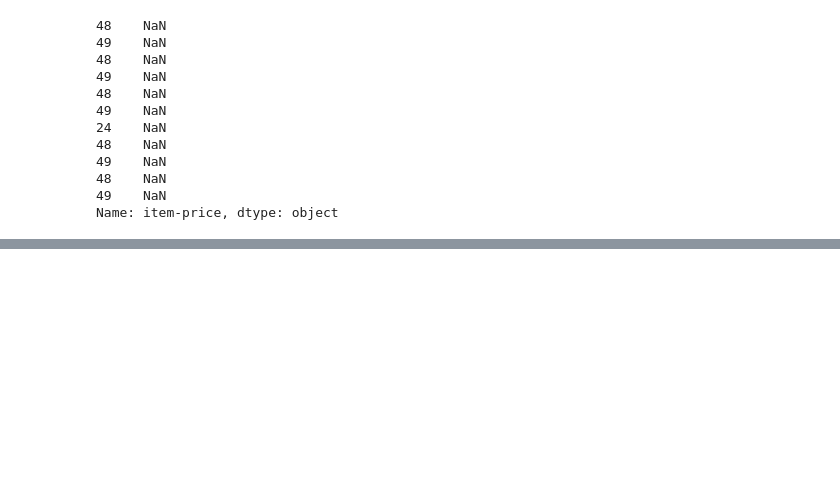
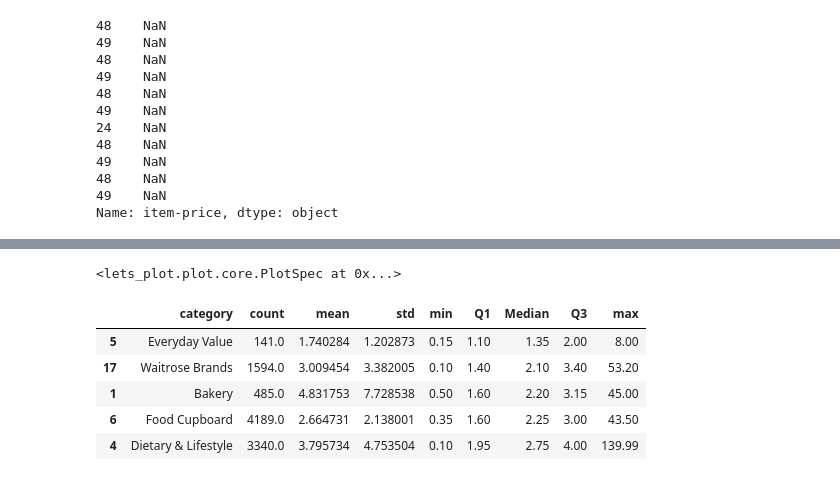
Before and after one commit to lse-ds105/ds105a-2024, a Jupyter notebook: W04-Lecture/code/NB00 - Preprocessing.ipynb, the cells around one changed output, grey strips where cells are left out. Cells and saved outputs as stored; diff of their text form; code cells hidden in the pictures; blank space fills up the shorter version.

```diff
--- a/W04-Lecture/code/NB00 - Preprocessing.ipynb
+++ b/W04-Lecture/code/NB00 - Preprocessing.ipynb
@@ -304,0 +310,80 @@ Name: item-price, dtype: object
+# %%
+plot_df = (
+    df.groupby('category')['item-price'].describe()
+        .reset_index()
+        .rename(columns={'25%': 'Q1', '50%': 'median', '75%': 'Q3'})
+        .sort_values(by='median')
+)
+
+# plot_df.head() to see how it looks like
+
+# This configures what shows up when you hover your mouse over the plot.
+tooltip_setup = (
+    layer_tooltips()
+        .line('@category')
+        .line('[@Q1 -- @median -- @Q3]')
+        .format('@Q1', '£ {.2f}')
+        .format('@median', '£ {.2f}')
+        .format('@Q3', '£ {.2f}')
+)
+
+g = (
+    # Maps the columns to the aesthetics of the plot.
+    ggplot(plot_df, aes(y='category', x='median', xmin='Q1', xmax='Q3', fill='category')) +
+
+    # GEOMS
+
+    # Add a line range that 'listens to' columns informed in `ymin` and `ymax` aesthetics
+    geom_linerange(size=1, alpha=0.75, tooltips=tooltip_setup) +
+
+    # Add points to the plot (listen to `x` and `y` and fill aesthetics)
+    geom_point(size=3, stroke=1, shape=21, tooltips=tooltip_setup) +
+
+    # SCALES
+
+    # Remove the legend (we can already read the categories from the y-axis)
+    scale_fill_discrete(guide='none') +
+
+    # Specify names for the axes
+    scale_y_continuous(name="Categories\n(from largest to smallest median)", expand=[0.05, 0.05]) +
+    scale_x_continuous(name="Price (£)", expand=[0., 0.05], format='£ {.2f}', breaks=np.arange(0, 20, 2.5)) +
+
+    # LABELS
+    # It's nice when the plot tells you the key takeaways
+    labs(title='"Beer, Wine & Spirits" has the highest median price for individual items',
+         subtitle="Dots represent the median price, bars represent the 25th and 75th percentiles") +
+    theme(axis_text_x=element_text(size=15),
+        axis_text_y=element_text(size=17),
+        axis_title_x=element_text(size=20),
+        axis_title_y=element_text(size=20),
+        plot_title=element_text(size=19, face='bold'),
+        plot_subtitle=element_text(size=18),
+        legend_position='none') +
+    ggsize(1000, 500)
+
+)
+
+g
+# %% [output]
+<lets_plot.plot.core.PlotSpec at 0x...>
+# %%
+plot_df = (
+    df.groupby('category')['item-price'].describe()
+    .reset_index()
+    .rename(columns=
+            {
+                '25%': 'Q1',
+                '50%': 'Median',
+                '75%': 'Q3',
+            })
+    .sort_values(by='Median')
+    )
+# %%
+plot_df.head()
+# %% [output]
+|  | category | count | mean | std | min | Q1 | Median | Q3 | max |
+| 5 | Everyday Value | 141.0 | 1.740284 | 1.202873 | 0.15 | 1.10 | 1.35 | 2.00 | 8.00 |
+| 17 | Waitrose Brands | 1594.0 | 3.009454 | 3.382005 | 0.10 | 1.40 | 2.10 | 3.40 | 53.20 |
+| 1 | Bakery | 485.0 | 4.831753 | 7.728538 | 0.50 | 1.60 | 2.20 | 3.15 | 45.00 |
+| 6 | Food Cupboard | 4189.0 | 2.664731 | 2.138001 | 0.35 | 1.60 | 2.25 | 3.00 | 43.50 |
+| 4 | Dietary & Lifestyle | 3340.0 | 3.795734 | 4.753504 | 0.10 | 1.95 | 2.75 | 4.00 | 139.99 |
```
Also changed, not shown: parts of 2 cells of this notebook.
